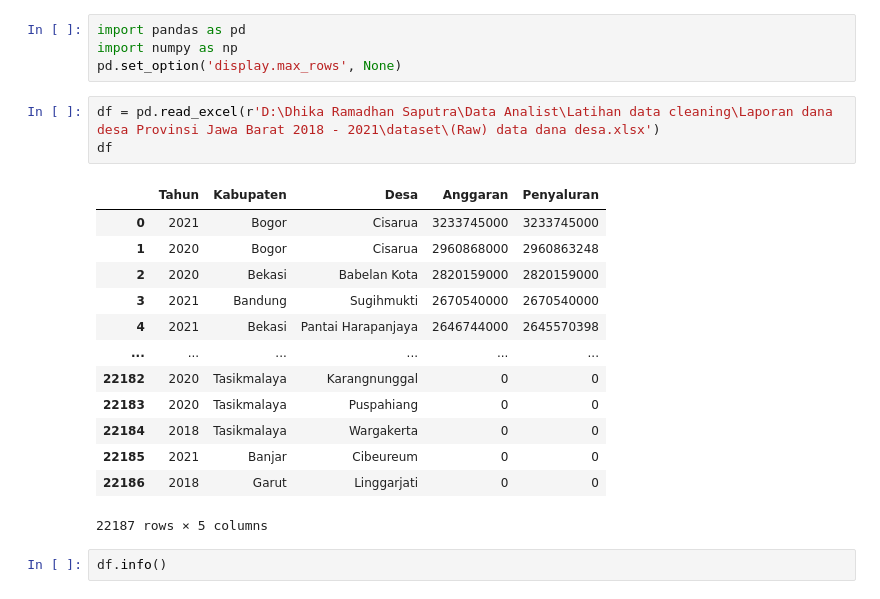
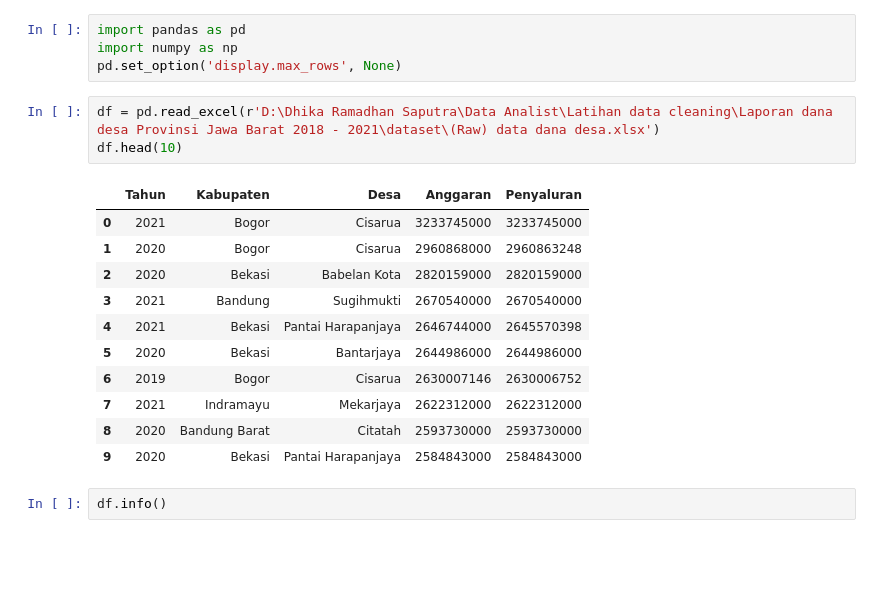
Before and after one commit to dhikaramadhansaputra/latihan_data_pre-processing, a Jupyter notebook: Laporan dana desa Provinsi Jawa Barat 2018 - 2021/(pre-processing) Laporan dana desa Provinsi Jawa Barat.ipynb, the cells around one changed output. Drawn from its saved outputs; the diff is of its cells as text; blank space fills up the shorter version.

```diff
--- a/Laporan dana desa Provinsi Jawa Barat 2018 - 2021/(worksheet) Laporan dana desa Provinsi Jawa Barat.ipynb
+++ b/Laporan dana desa Provinsi Jawa Barat 2018 - 2021/(pre-processing) Laporan dana desa Provinsi Jawa Barat.ipynb
@@ -4,21 +4,19 @@ import numpy as np
 pd.set_option('display.max_rows', None)
 # %%
 df = pd.read_excel(r'D:\Dhika Ramadhan Saputra\Data Analist\Latihan data cleaning\Laporan dana desa Provinsi Jawa Barat 2018 - 2021\dataset\(Raw) data dana desa.xlsx')
-df
+df.head(10)
 # %% [output]
 |  | Tahun | Kabupaten | Desa | Anggaran | Penyaluran |
 | 0 | 2021 | Bogor | Cisarua | 3233745000 | 3233745000 |
 | 1 | 2020 | Bogor | Cisarua | 2960868000 | 2960863248 |
 | 2 | 2020 | Bekasi | Babelan Kota | 2820159000 | 2820159000 |
 | 3 | 2021 | Bandung | Sugihmukti | 2670540000 | 2670540000 |
 | 4 | 2021 | Bekasi | Pantai Harapanjaya | 2646744000 | 2645570398 |
-| ... | ... | ... | ... | ... | ... |
-| 22182 | 2020 | Tasikmalaya | Karangnunggal | 0 | 0 |
-| 22183 | 2020 | Tasikmalaya | Puspahiang | 0 | 0 |
-| 22184 | 2018 | Tasikmalaya | Wargakerta | 0 | 0 |
-| 22185 | 2021 | Banjar | Cibeureum | 0 | 0 |
-| 22186 | 2018 | Garut | Linggarjati | 0 | 0 |
+| 5 | 2020 | Bekasi | Bantarjaya | 2644986000 | 2644986000 |
+| 6 | 2019 | Bogor | Cisarua | 2630007146 | 2630006752 |
+| 7 | 2021 | Indramayu | Mekarjaya | 2622312000 | 2622312000 |
+| 8 | 2020 | Bandung Barat | Citatah | 2593730000 | 2593730000 |
+| 9 | 2020 | Bekasi | Pantai Harapanjaya | 2584843000 | 2584843000 |
-22187 rows × 5 columns
 # %%
 df.info()
 # %% [output]
```
Also changed, not shown: parts of 6 cells of this notebook, 2 other files.
